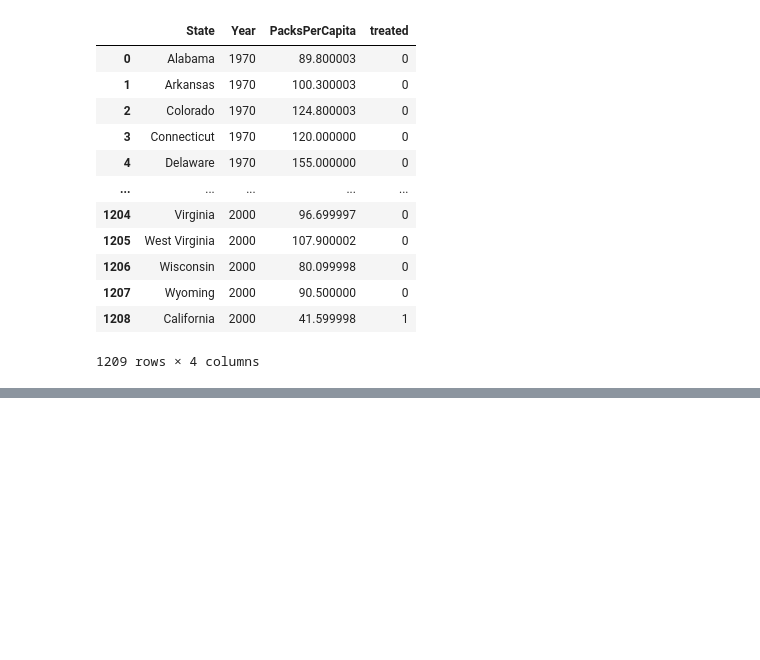
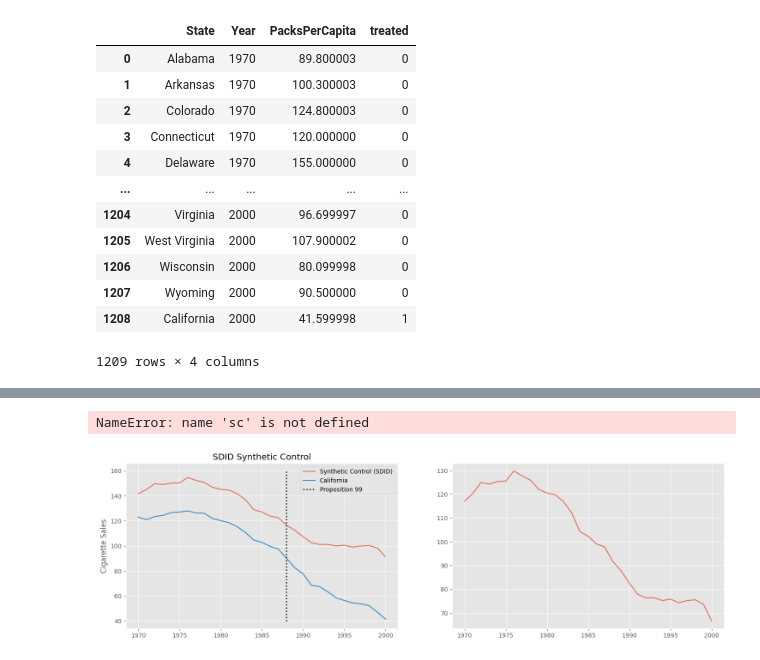
Before and after one commit to austinkennedy/crypto, a Jupyter notebook: code/sdid_python.ipynb, the cells around one changed output, grey strips where cells are left out. Saved outputs shown, nothing was run; the diff lists cells and outputs as text; code cells hidden in the pictures; blank space fills up the shorter version.

```diff
--- a/code/sdid_python.ipynb
+++ b/code/sdid_python.ipynb
@@ -51,0 +206,15 @@ cali_data
+# %%
+def calculate_regularization(data, outcome_col, year_col, state_col, treat_col, post_col):
+
+    n_treated_post = data.query(post_col).query(treat_col).shape[0]
+
+    first_diff_std = (data
+                      .query(f"~{post_col}")
+                      .query(f"~{treat_col}")
+                      .sort_values(year_col)
+                      .groupby(state_col)
+                      [outcome_col]
+                      .diff()
+                      .std())
+
+    return n_treated_post**(1/4) * first_diff_std
@@ -51,0 +255,9 @@ cali_data
+# %%
+unit_weights = fit_unit_weights(data,
+                                outcome_col="cigsale",
+                                year_col="year",
+                                state_col="state",
+                                treat_col="treated",
+                                post_col="after_treatment")
+
+unit_weights.round(3).head()
@@ -51,0 +272,23 @@ cali_data
+# %%
+intercept = -24.75035353644767
+sc_did = data_piv.drop(columns="california").values @ unit_weights.values
+
+fig, (ax1, ax2) = plt.subplots(1, 2, figsize=(18,5))
+
+ax1.plot(data_piv.index, sc_did, label="Synthetic Control (SDID)", color="C0", alpha=.8)
+ax1.plot(data_piv["california"], label="California", color="C1")
+ax1.vlines(x=1988, ymin=40, ymax=160, linestyle=":", lw=2, label="Proposition 99", color="black")
+
+ax1.legend()
+ax1.set_title("SDID Synthetic Control")
+ax1.set_ylabel("Cigarette Sales");
+
+ax2.plot(data_piv.index, sc_did+intercept, label="Synthetic Control (SDID) + $w_0$", color="C0", alpha=.8)
+ax2.plot(data_piv.index, sc, label="Traditional SC", color="C0", ls="dashed")
+ax2.plot(data_piv["california"], label="California", color="C1")
+ax2.vlines(x=1988, ymin=40, ymax=160, linestyle=":", lw=2, label="Proposition 99", color="black")
+ax2.legend()
+ax2.set_title("SDID and Traditional SCs");
+# %% [output]
+NameError: name 'sc' is not defined
+[figure, added]
```
Also changed, not shown: parts of 38 cells of this notebook.
